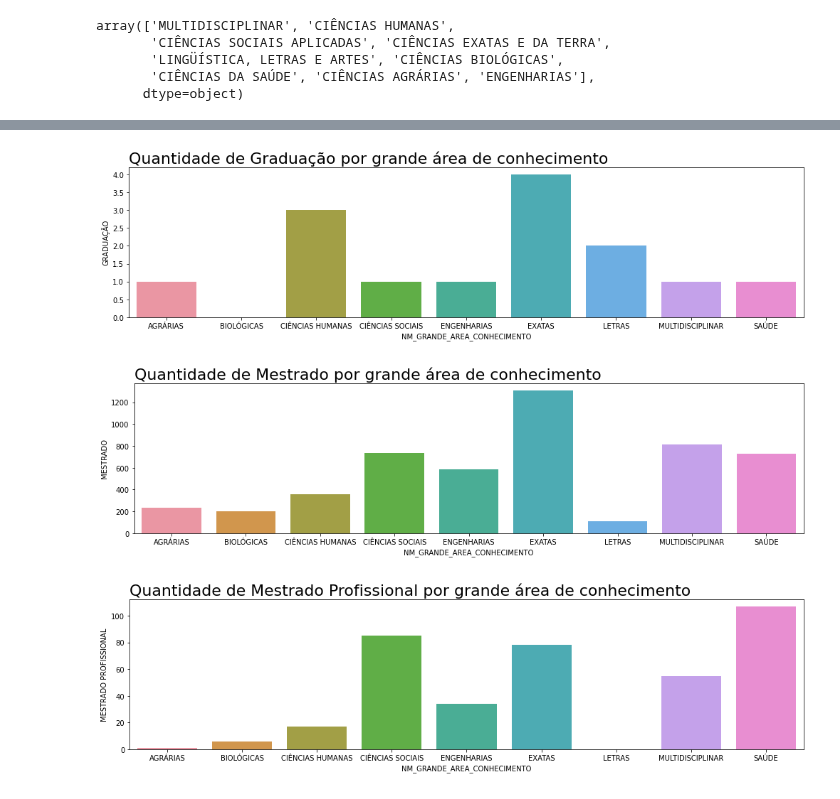
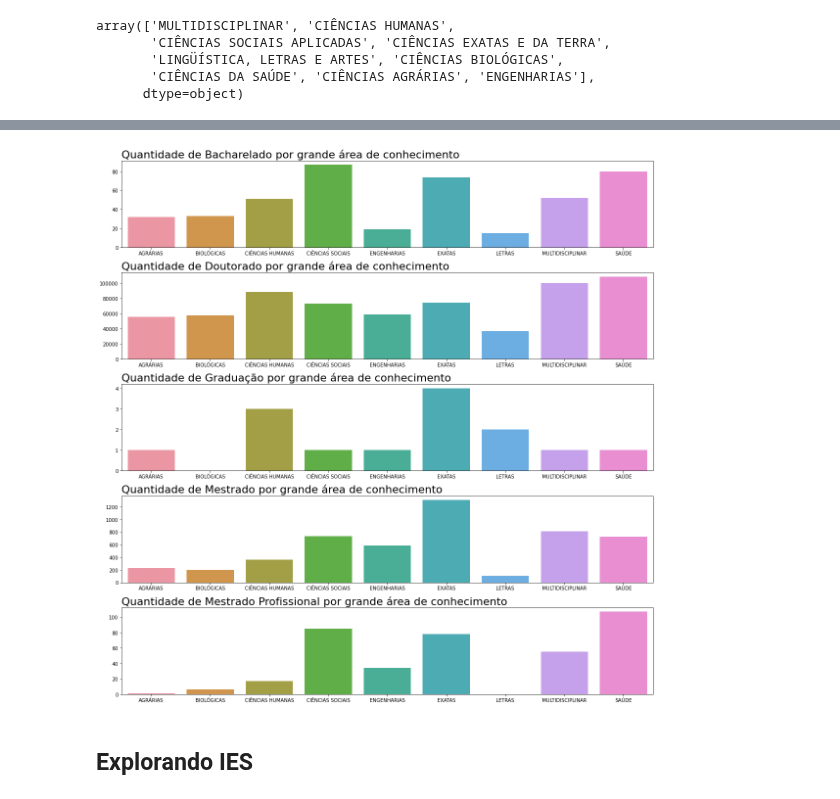
Before and after one commit to ieee-uerj/capes-data-analysis, a Jupyter notebook: visualization/Mauricio/docentes_analysis.ipynb, the cells around one changed output, grey strips where cells are left out. Saved outputs shown, nothing was run; the diff lists cells and outputs as text; code cells hidden in the pictures.

```diff
--- a/visualization/Mauricio/docentes_analysis.ipynb
+++ b/visualization/Mauricio/docentes_analysis.ipynb
@@ -178,6 +183,0 @@ plt.tight_layout()
-# %%
-col = 'DOUTORADO'
-plt.figure(figsize = (14,4), tight_layout = True)
-sns.barplot(data = grau_por_area_df, x = 'NM_GRANDE_AREA_CONHECIMENTO', y = col)
-plt.title(f'Quantidade de {col.title()} por grande área de conhecimento', fontdict= {'fontsize': 22}, loc = 'left')
-plt.tight_layout()
@@ -186,24 +184,13 @@ plt.tight_layout()
-# %%
-col = 'GRADUAÇÃO'
-plt.figure(figsize = (14,4), tight_layout = True)
-sns.barplot(data = grau_por_area_df, x = 'NM_GRANDE_AREA_CONHECIMENTO', y = col)
-plt.title(f'Quantidade de {col.title()} por grande área de conhecimento', fontdict= {'fontsize': 22}, loc = 'left')
-plt.tight_layout()
-# %% [output]
-[figure, removed]
-# %%
-col = 'MESTRADO'
-plt.figure(figsize = (14,4), tight_layout = True)
-sns.barplot(data = grau_por_area_df, x = 'NM_GRANDE_AREA_CONHECIMENTO', y = col)
-plt.title(f'Quantidade de {col.title()} por grande área de conhecimento', fontdict= {'fontsize': 22}, loc = 'left')
-plt.tight_layout()
-# %% [output]
-[figure, removed]
-# %%
-col = 'MESTRADO PROFISSIONAL'
-plt.figure(figsize = (14,4), tight_layout = True)
-sns.barplot(data = grau_por_area_df, x = 'NM_GRANDE_AREA_CONHECIMENTO', y = col)
-plt.title(f'Quantidade de {col.title()} por grande área de conhecimento', fontdict= {'fontsize': 22}, loc = 'left')
-plt.tight_layout()
-# %% [output]
-[figure, removed]
+# %%
+fig, axes = plt.subplots(5, 1, figsize=(16,16))
+for i in range(1,len(grau_por_area_df.columns)):
+    col = grau_por_area_df.columns[i]
+    sns.barplot(data = grau_por_area_df, x = 'NM_GRANDE_AREA_CONHECIMENTO', y = col, ax= axes[i-1])
+    axes[i-1].set_title(f'Quantidade de {col.title()} por grande área de conhecimento', fontdict= {'fontsize': 22}, loc = 'left')
+    axes[i-1].set_xlabel('')
+    axes[i-1].set_ylabel('')
+    plt.tight_layout()
+# %% [output]
+[figure, added]
+# %% [markdown]
+## Explorando IES
```
Also changed, not shown: parts of 21 cells of this notebook.
